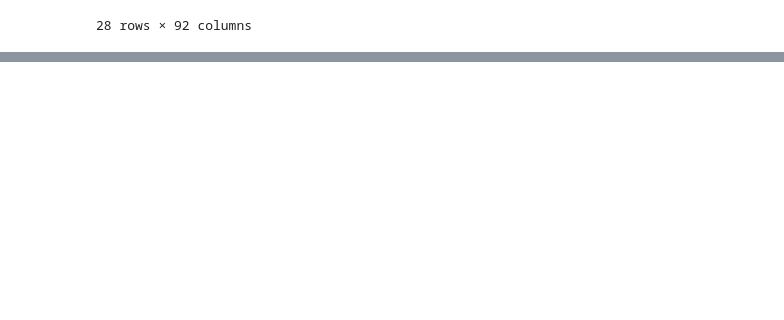
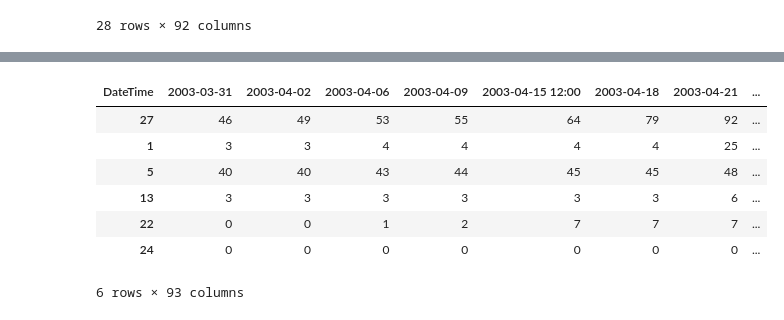
Before and after one commit to SherryJYC/COVID_19_Visualization, a Jupyter notebook: Raw/Untitled.ipynb, the cells around one changed output, grey strips where cells are left out. Saved outputs shown, nothing was run; the diff lists cells and outputs as text; code cells hidden in the pictures; blank space fills up the shorter version.

```diff
--- a/Raw/Untitled.ipynb
+++ b/Raw/Untitled.ipynb
@@ -1031,0 +1078,11 @@ dead_processed
+# %%
+dead_chart.T
+# %% [output]
+| DateTime | 2003-03-31 | 2003-04-02 | 2003-04-06 | 2003-04-09 | 2003-04-15 12:00 | 2003-04-18 | 2003-04-21 | ... |
+| 27 | 46 | 49 | 53 | 55 | 64 | 79 | 92 | ... |
+| 1 | 3 | 3 | 4 | 4 | 4 | 4 | 25 | ... |
+| 5 | 40 | 40 | 43 | 44 | 45 | 45 | 48 | ... |
+| 13 | 3 | 3 | 3 | 3 | 3 | 3 | 6 | ... |
+| 22 | 0 | 0 | 1 | 2 | 7 | 7 | 7 | ... |
+| 24 | 0 | 0 | 0 | 0 | 0 | 0 | 0 | ... |
+6 rows × 93 columns
```
Also changed, not shown: parts of 7 cells of this notebook, 12 other files.
